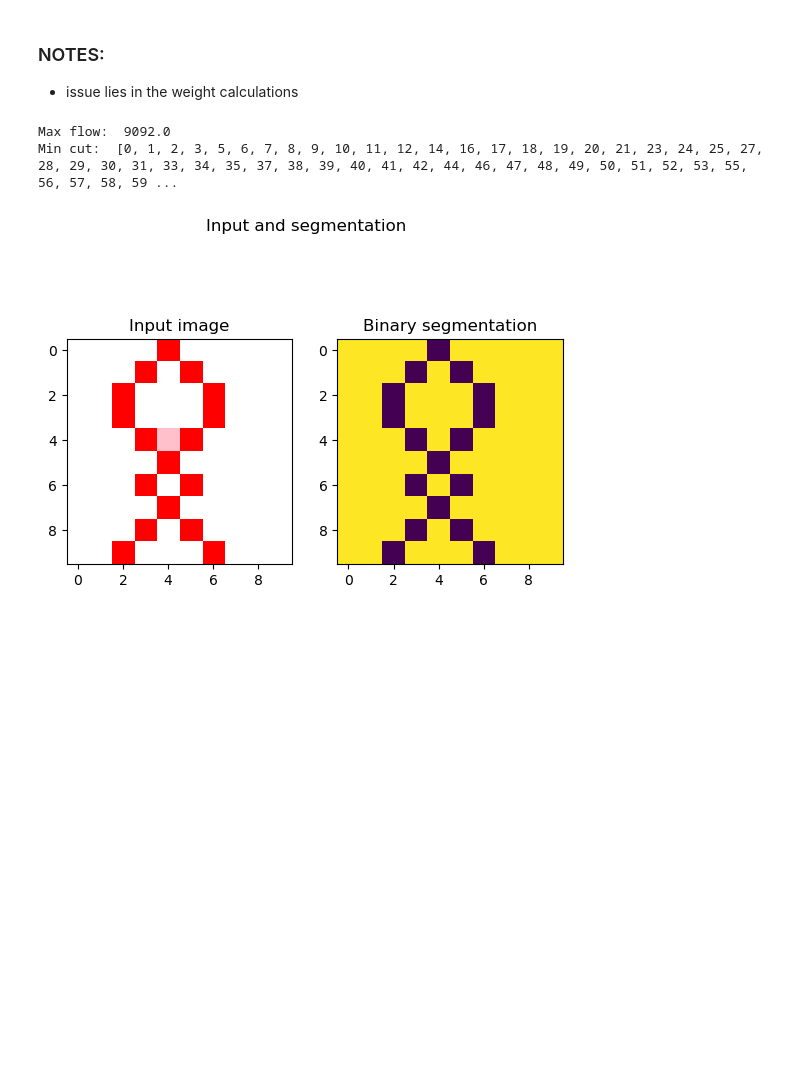
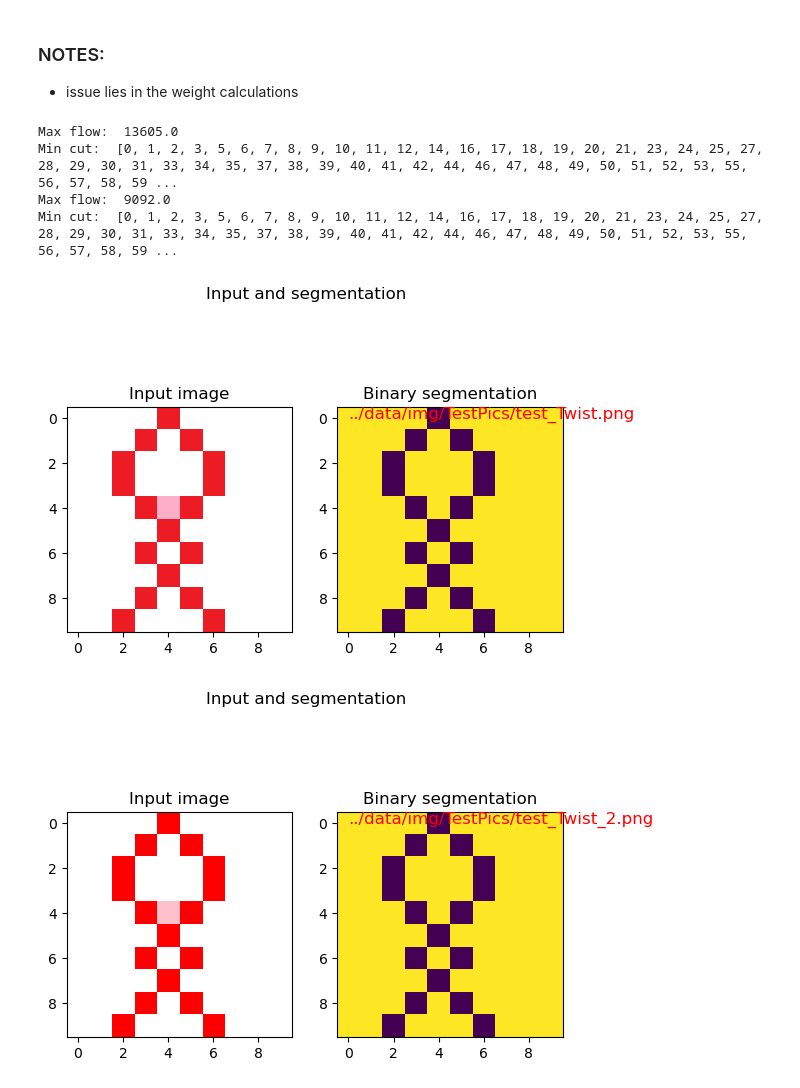
Before and after one commit to cake-dev/algo_stuff, a Jupyter notebook: Assignments/A2_FordFulkerson.ipynb, the cells around one changed output. Saved outputs shown, nothing was run; the diff lists cells and outputs as text; code cells hidden in the pictures; blank space fills up the shorter version.

```diff
--- a/Assignments/A2_FordFulkerson.ipynb
+++ b/Assignments/A2_FordFulkerson.ipynb
@@ -167,7 +167,7 @@ class SegmentationClass:
         size = N * N + 2 # Add source and sink to the graph
         A = np.zeros((size, size))
 
-        for i in range(N):
+        for i in range(N): # Loop through pixels
             for j in range(N):
                 current_pixel = (i, j)
                 current_idx = self.idx(current_pixel, N)
@@ -178,16 +178,16 @@ class SegmentationClass:
                 A[current_idx][size - 1] = b_x  # Edge to super-sink
 
                 # Weights between neighboring pixels
-                for di in range(-1, 2):
-                    for dj in range(-1, 2):
-                        if di == 0 and dj == 0:
+                for i_i in range(-1, 2): # Loop through neighboring pixels
+                    for j_j in range(-1, 2):
+                        if i_i == 0 and j_j == 0:
                             continue
-                        ni, nj = i + di, j + dj
-                        if 0 <= ni < N and 0 <= nj < N:
+                        ni, nj = i + i_i, j + j_j # Neighbor pixel coordinates
+                        if 0 <= ni < N and 0 <= nj < N: # Check if neighbor is within bounds
                             neighbor_idx = self.idx((ni, nj), N)
-                            weight = self.calculatePixelWeight(I, (i, j), (ni, nj))
+                            weight = self.calculatePixelWeight(I, (i, j), (ni, nj)) # Calculate weight between pixels
                             # self.loopcount += 1
-                            A[current_idx][neighbor_idx] = weight
+                            A[current_idx][neighbor_idx] = weight # Edge from current pixel to neighbor
             # print("loop count: ", self.loopcount)
 
         self.resid_graph = A
@@ -276,10 +276,18 @@ class SegmentationClass:
 
 # load image into numpy array with pillow
 
-image_file = Image.open('../data/img/TestPics/test_Twist_2.png')
+image_file_url = '../data/img/TestPics/test_Twist.png'
+image_file_url_2 = '../data/img/TestPics/test_Twist_2.png'
+
+image_file = Image.open(image_file_url)
 image_file = np.asarray(image_file).astype(np.int32) # CASTING THIS FIXED MY WHOLE PROGRAM!
 # keep only the first 3 channels (RGB)
 image_file = image_file[:, :, :3]
+
+image_file_2 = Image.open(image_file_url_2)
+image_file_2 = np.asarray(image_file_2).astype(np.int32) # CASTING THIS FIXED MY WHOLE PROGRAM!
+# keep only the first 3 channels (RGB)
+image_file_2 = image_file_2[:, :, :3]
 
 # I = np.random.randint(0, 256, (5, 5, 3))  # Example image
 # # 5x5 image, orange T shape, blue background
@@ -301,6 +309,7 @@ I[1,2,0]=128;
 
 # image = I
 image = image_file
+image_2 = image_file_2
 
 # # show the image
 # plt.imshow(image)
@@ -311,34 +320,53 @@ image = image_file
 # ## make fig bigger
 # fig = plt.gcf()
 # fig.set_size_inches(6, 6)
 # plt.show()
 
 
 # Example usage
 ff_segment_class = SegmentationClass()
 ff_segment_class.set_hyperparameters(p0=10, x_a=[0,0], x_b=[5, 4])
 
 A = ff_segment_class.construct_adjacency_matrix(image)
 
 segmenting_mask = ff_segment_class.segment_image(image)
+segmenting_mask_2 = ff_segment_class.segment_image(image_2)
 
 # # show the segmented image
 # plt.imshow(segmenting_mask)
 
 # Plot the results
 fig, axs = plt.subplots(1,2)
 fig.suptitle('Input and segmentation')
 axs[0].imshow(image.astype(np.uint8), interpolation='nearest')
 axs[0].set_title("Input image")
 # The matrix 'segmenting_mask' is binary, but it is helpful to scale the values to be 0 or 255
 #  when displaying with imshow
 axs[1].imshow(255*segmenting_mask.astype(np.uint8), interpolation='nearest')
 axs[1].set_title("Binary segmentation")
+# show filename on plot
+plt.text(0.5, 0.04, image_file_url, color='r', fontsize=12, ha='center')
 plt.show()
+
+# Plot the results
+fig, axs = plt.subplots(1,2)
+fig.suptitle('Input and segmentation')
+axs[0].imshow(image_2.astype(np.uint8), interpolation='nearest')
+axs[0].set_title("Input image")
+# The matrix 'segmenting_mask' is binary, but it is helpful to scale the values to be 0 or 255
+#  when displaying with imshow
+axs[1].imshow(255*segmenting_mask_2.astype(np.uint8), interpolation='nearest')
+axs[1].set_title("Binary segmentation")
+# show filename on plot
+plt.text(0.5, 0.04, image_file_url_2, color='r', fontsize=12, ha='center')
+plt.show()
 # %% [output]
+Max flow:  13605.0
+Min cut:  [0, 1, 2, 3, 5, 6, 7, 8, 9, 10, 11, 12, 14, 16, 17, 18, 19, 20, 21, 23, 24, 25, 27, 28, 29, 30, 31, 33, 34, 35, 37, 38, 39, 40, 41, 42, 44, 46, 47, 48, 49, 50, 51, 52, 53, 55, 56, 57, 58, 59 ...
 Max flow:  9092.0
 Min cut:  [0, 1, 2, 3, 5, 6, 7, 8, 9, 10, 11, 12, 14, 16, 17, 18, 19, 20, 21, 23, 24, 25, 27, 28, 29, 30, 31, 33, 34, 35, 37, 38, 39, 40, 41, 42, 44, 46, 47, 48, 49, 50, 51, 52, 53, 55, 56, 57, 58, 59 ...
-[figure, old version]
+[figure, new version]
+[figure, added]
 # %%
 # # plot the obj.resid_graph using networkx, arrange the nodes in order in a square grid, undirected but has weights
 # import networkx as nx
```
Also changed, not shown: 1 other file.
